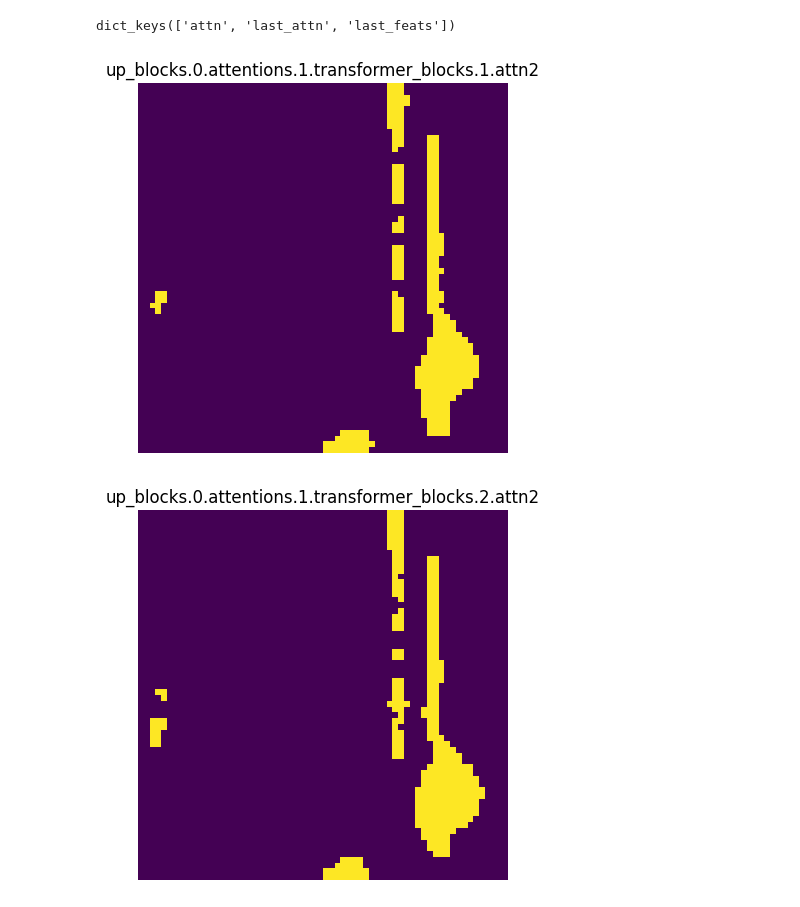
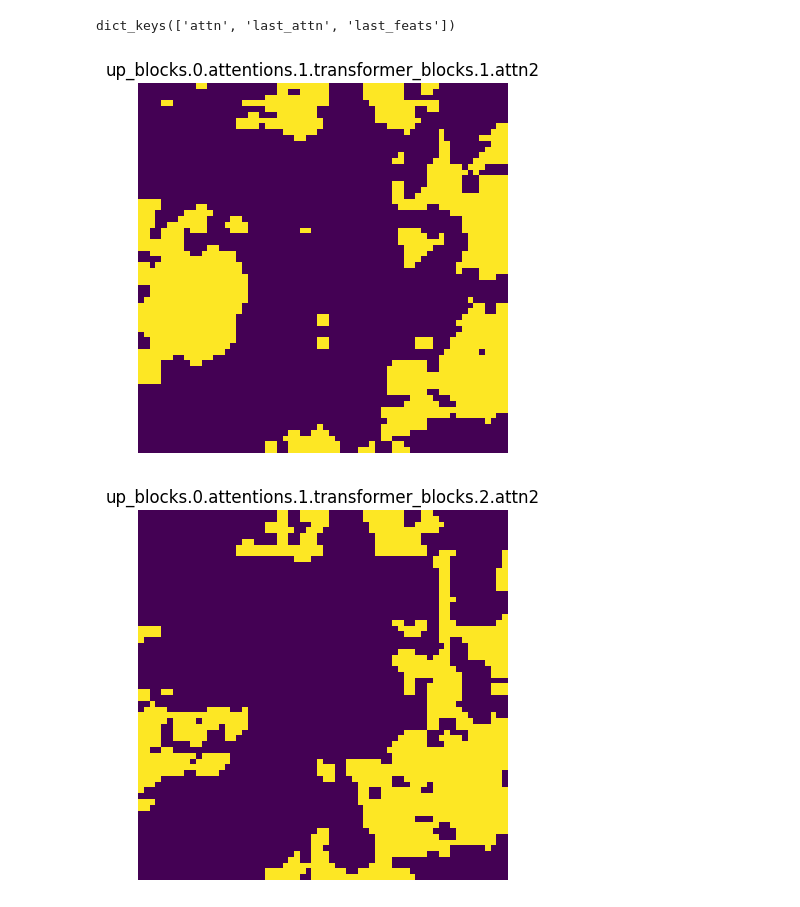
Before and after one commit to Palandr123/ML-project, a Jupyter notebook: Demo.ipynb, the cells around one changed output. Cells and saved outputs as stored; diff of their text form; code cells hidden in the pictures.

```diff
--- a/Demo.ipynb
+++ b/Demo.ipynb
@@ -822,18 +724,18 @@ dict_keys(['attn', 'last_attn', 'last_feats'])
 # %%
 #@title Visualize attention (must check save_aux)
 from matplotlib import pyplot as plt
 prompt_text_ids = base.tokenizer(prompt, return_tensors='np')['input_ids'][0]
-attn_words = 'punching bag'
+attn_words = 'gym'
 word_ids = base.tokenizer(attn_words, return_tensors='np')['input_ids']
 word_ids = word_ids[word_ids < 49406]
 idxs = search_sequence_numpy(prompt_text_ids, word_ids)
 # for k,v in {k:(torch.stack([_.cpu() for _ in v])[:].mean(0)[0][..., idxs].mean(-1)[None, ..., None])[0][...,0] for k,v in aux['attn'].items() if k.startswith('up')}.items():
 for k,v in {k:normalized_attention(torch.stack([_.cpu() for _ in v])[:].mean(0)[0][..., idxs].mean(-1)[None, ..., None],hard=True,threshold=0.8)[0][...,0] for k,v in aux['attn'].items() if k.startswith('up')}.items():
   plt.figure()
   plt.title(k)
   plt.axis('off')
   plt.imshow(v)
   # break
 # %% [output]
-[figure, old version]
+[figure, new version]
-[figure, old version]
+[figure, new version]
```
Also changed, not shown: parts of 5 cells of this notebook, 1 other file.
